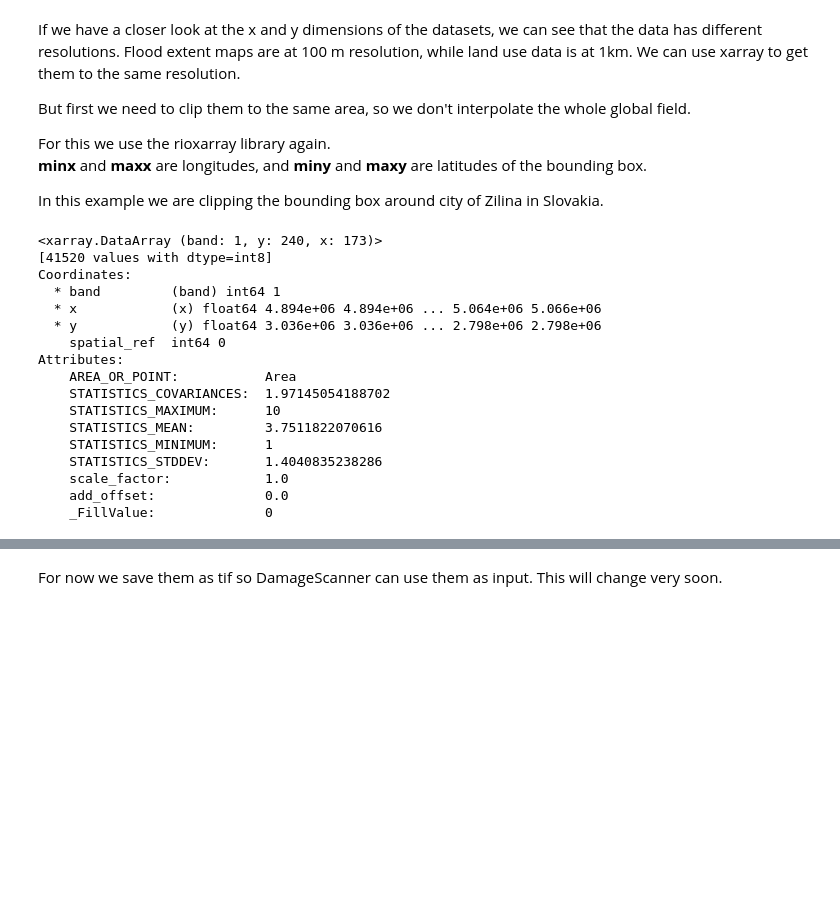
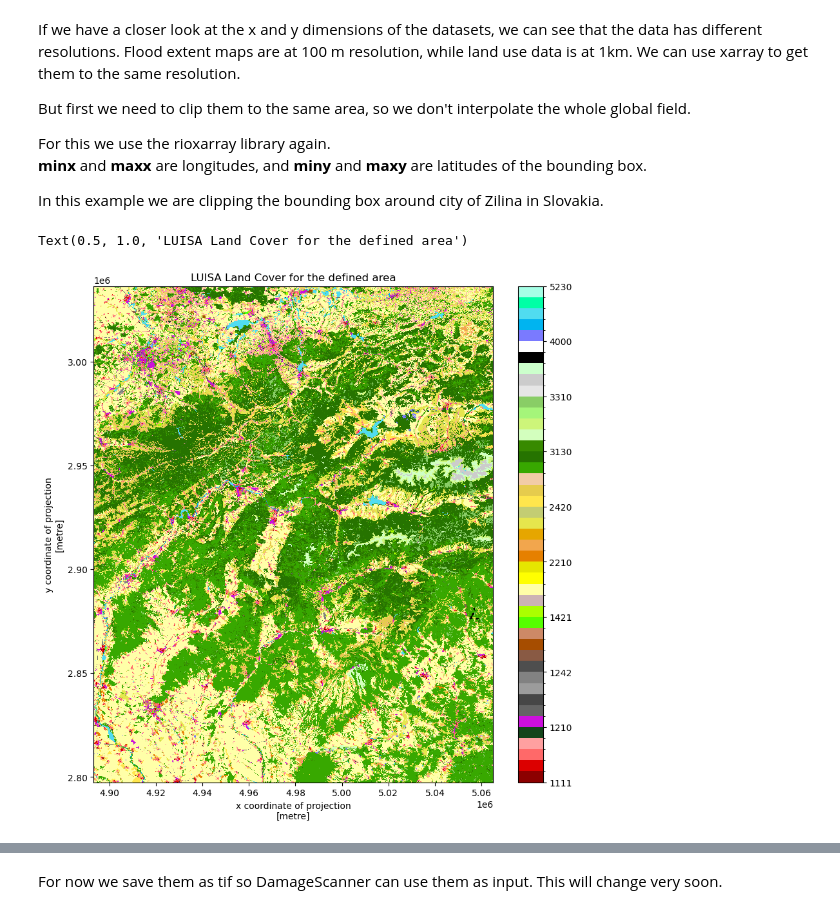
Before and after one commit to CLIMAAX/FLOODS, a Jupyter notebook: FLOOD.ipynb, the cells around one changed output, grey strips where cells are left out. Cells and saved outputs as stored; diff of their text form; code cells hidden in the pictures; blank space fills up the shorter version.

```diff
--- a/FLOOD.ipynb
+++ b/FLOOD.ipynb
@@ -193,7 +229,7 @@ with os.scandir(f'{data_dir}/LUISA_LU') as entries:
 Let's explore one of the land use projection files, for example 2030 projection (2030_LUISA_LU).
 We will use rioxarray to open the file and list its content.
 # %%
-filename_land_use = f'{data_dir}/LUISA_LU/2030_LUISA_LU.tif'
+filename_land_use = f'{data_dir}/LUISA_basemap_020321_50m.tif'
 
 land_use = rxr.open_rasterio(filename_land_use)
 land_use
@@ -231,30 +262,40 @@ xmin=18
 ymin=48
 xmax=20
 ymax=50
+
+bbox = [xmin, ymin, xmax, ymax]
 # %%
-land_use_small_area = land_use.rio.clip_box(
-    minx=xmin,
-    miny=ymin,
-    maxx=xmax,
-    maxy=ymax,
-   crs="EPSG:4326",
-)
-land_use_small_area
+land_use.rio.write_crs(3035, inplace=True)
+
+land_use_small_area = land_use.rio.clip_box(*bbox,
+                                        crs="EPSG:4326")
+
+LUISA_values = [1111,1121, 1122, 1123, 1130,
+                1210, 1221, 1222, 1230, 1241,
+                1242, 1310, 1320, 1330, 1410,
+                1421, 1422, 2110, 2120, 2130,
+                2210, 2220, 2230, 2310, 2410,
+                2420, 2430, 2440, 3110, 3120,
+                3130, 3210, 3220, 3230, 3240,
+                3310, 3320, 3330, 3340, 3350,
+                4000, 5110, 5120, 5210, 5220,
+                5230]
+
+LUISA_colors = ["#8c0000", "#dc0000", "#ff6969", "#ffa0a0", "#14451a",
+                "#cc10dc", "#646464", "#464646", "#9c9c9c", "#828282",
+                "#4e4e4e", "#895a44", "#a64d00", "#cd8966", "#55ff00",
+                "#aaff00", "#ccb4b4", "#ffffa8", "#ffff00", "#e6e600",
+                "#e68000", "#f2a64d", "#e6a600", "#e6e64d", "#c3cd73",
+                "#ffe64d", "#e6cc4d", "#f2cca6", "#38a800", "#267300",
+                "#388a00", "#d3ffbe", "#cdf57a", "#a5f57a", "#89cd66",
+                "#e6e6e6", "#cccccc", "#ccffcc", "#000000", "#ffffff",
+                "#7a7aff", "#00b4f0", "#50dcf0", "#00ffa6", "#a6ffe6",
+                "#e6f2ff"]
+
+
+# plot the land use
+land_use_small_area.plot(levels=LUISA_values, colors=LUISA_colors, figsize=(10,10))
+plt.title('LUISA Land Cover for the defined area')
 # %% [output]
-<xarray.DataArray (band: 1, y: 240, x: 173)>
-[41520 values with dtype=int8]
-Coordinates:
-  * band         (band) int64 1
-  * x            (x) float64 4.894e+06 4.894e+06 ... 5.064e+06 5.066e+06
-  * y            (y) float64 3.036e+06 3.036e+06 ... 2.798e+06 2.798e+06
-    spatial_ref  int64 0
-Attributes:
-    AREA_OR_POINT:           Area
-    STATISTICS_COVARIANCES:  1.97145054188702
-    STATISTICS_MAXIMUM:      10
-    STATISTICS_MEAN:         3.7511822070616
-    STATISTICS_MINIMUM:      1
-    STATISTICS_STDDEV:       1.4040835238286
-    scale_factor:            1.0
-    add_offset:              0.0
-    _FillValue:              0
+Text(0.5, 1.0, 'LUISA Land Cover for the defined area')
+[figure, added]
```
Also changed, not shown: parts of 24 cells of this notebook, 1 other file.
